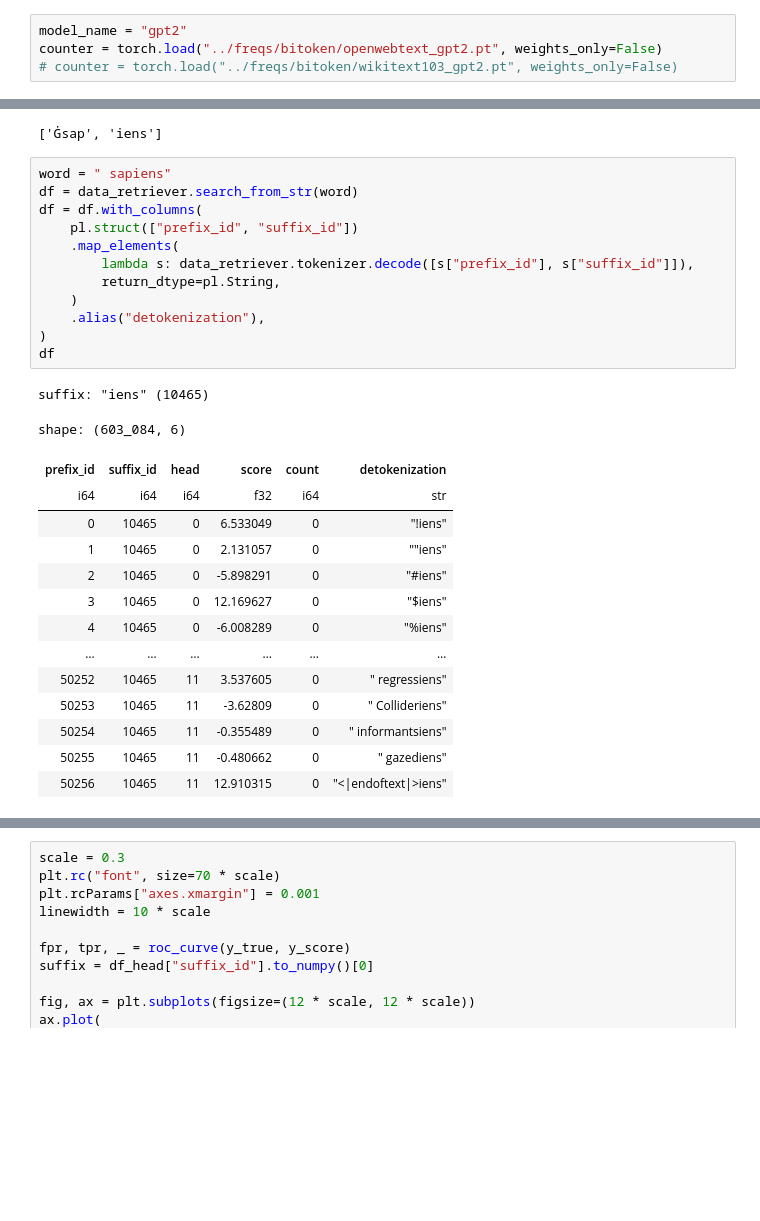
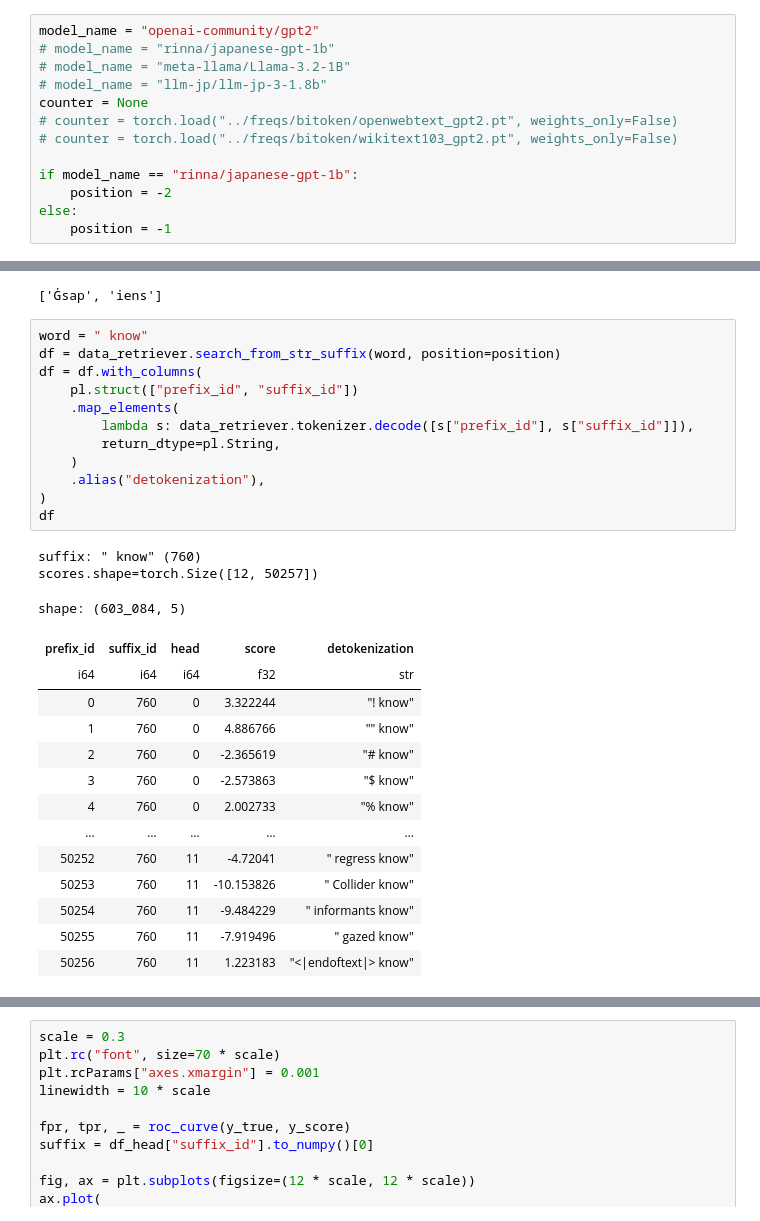
Before and after one commit to gokamoda/lm-detokenization, a Jupyter notebook: src/detokenization.ipynb, the cells around one changed output, grey strips where cells are left out. Saved outputs shown, nothing was run; the diff lists cells and outputs as text; blank space fills up the shorter version.

```diff
--- a/src/detokenization.ipynb
+++ b/src/detokenization.ipynb
@@ -7,6 +10,15 @@ from sklearn.metrics import roc_auc_score, roc_curve
 
 from detokenization.socres_and_counts import DetokenizationDataRetriever
 # %%
-model_name = "gpt2"
-counter = torch.load("../freqs/bitoken/openwebtext_gpt2.pt", weights_only=False)
+model_name = "openai-community/gpt2"
+# model_name = "rinna/japanese-gpt-1b"
+# model_name = "meta-llama/Llama-3.2-1B"
+# model_name = "llm-jp/llm-jp-3-1.8b"
+counter = None
+# counter = torch.load("../freqs/bitoken/openwebtext_gpt2.pt", weights_only=False)
 # counter = torch.load("../freqs/bitoken/wikitext103_gpt2.pt", weights_only=False)
+
+if model_name == "rinna/japanese-gpt-1b":
+    position = -2
+else:
+    position = -1
@@ -19,30 +61,31 @@ data_retriever.tokenizer.tokenize(" sapiens")
 # %% [output]
 ['Ġsap', 'iens']
 # %%
-word = " sapiens"
-df = data_retriever.search_from_str(word)
+word = " know"
+df = data_retriever.search_from_str_suffix(word, position=position)
 df = df.with_columns(
     pl.struct(["prefix_id", "suffix_id"])
     .map_elements(
         lambda s: data_retriever.tokenizer.decode([s["prefix_id"], s["suffix_id"]]),
         return_dtype=pl.String,
     )
     .alias("detokenization"),
 )
 df
 # %% [output]
-suffix: "iens" (10465)
+suffix: " know" (760)
+scores.shape=torch.Size([12, 50257])
-shape: (603_084, 6)
+shape: (603_084, 5)
-| prefix_id | suffix_id | head | score | count | detokenization |
-| i64 | i64 | i64 | f32 | i64 | str |
-| 0 | 10465 | 0 | 6.533049 | 0 | "!iens" |
-| 1 | 10465 | 0 | 2.131057 | 0 | ""iens" |
-| 2 | 10465 | 0 | -5.898291 | 0 | "#iens" |
-| 3 | 10465 | 0 | 12.169627 | 0 | "$iens" |
-| 4 | 10465 | 0 | -6.008289 | 0 | "%iens" |
-| … | … | … | … | … | … |
-| 50252 | 10465 | 11 | 3.537605 | 0 | " regressiens" |
-| 50253 | 10465 | 11 | -3.62809 | 0 | " Collideriens" |
-| 50254 | 10465 | 11 | -0.355489 | 0 | " informantsiens" |
-| 50255 | 10465 | 11 | -0.480662 | 0 | " gazediens" |
-| 50256 | 10465 | 11 | 12.910315 | 0 | "<|endoftext|>iens" |
+| prefix_id | suffix_id | head | score | detokenization |
+| i64 | i64 | i64 | f32 | str |
+| 0 | 760 | 0 | 3.322244 | "! know" |
+| 1 | 760 | 0 | 4.886766 | "" know" |
+| 2 | 760 | 0 | -2.365619 | "# know" |
+| 3 | 760 | 0 | -2.573863 | "$ know" |
+| 4 | 760 | 0 | 2.002733 | "% know" |
+| … | … | … | … | … |
+| 50252 | 760 | 11 | -4.72041 | " regress know" |
+| 50253 | 760 | 11 | -10.153826 | " Collider know" |
+| 50254 | 760 | 11 | -9.484229 | " informants know" |
+| 50255 | 760 | 11 | -7.919496 | " gazed know" |
+| 50256 | 760 | 11 | 1.223183 | "<|endoftext|> know" |
```
Also changed, not shown: parts of 7 cells of this notebook, 5 other files.
